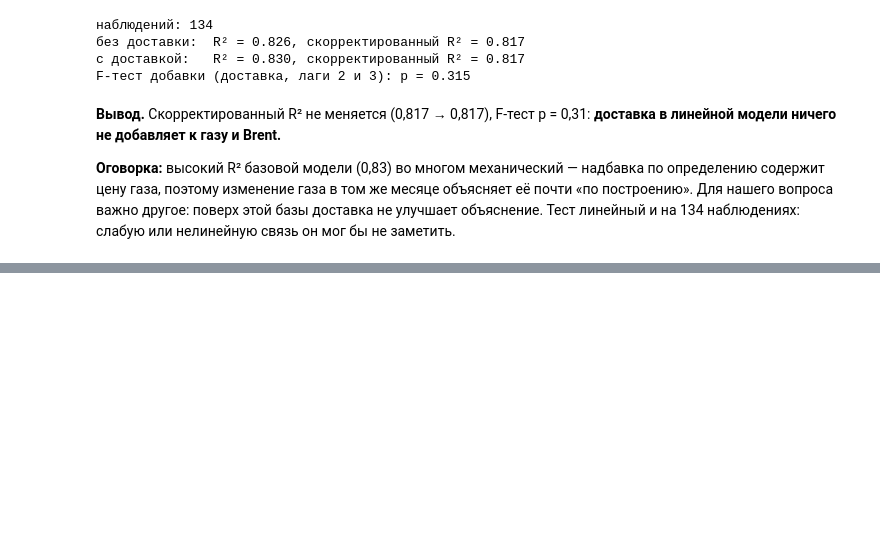
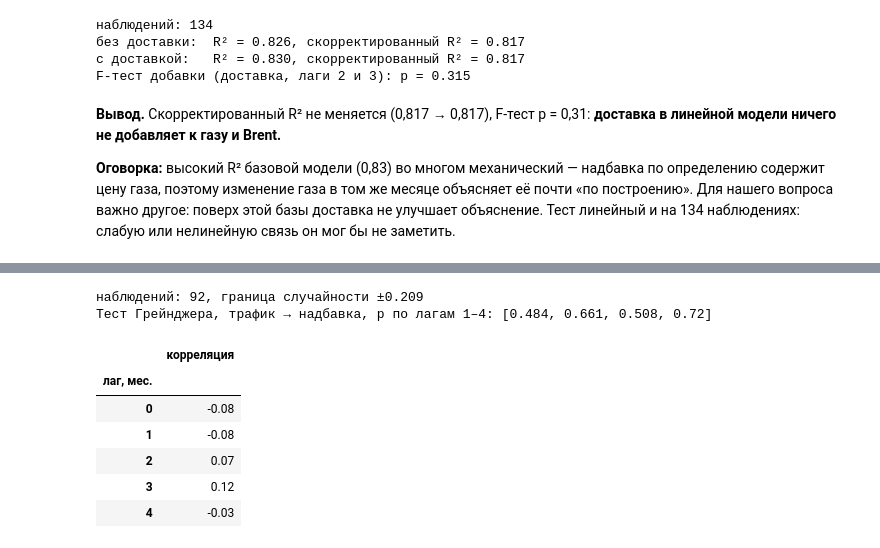
Before and after one commit to VldslMr/fertilizer-supply-chain-digital-model, a Jupyter notebook: checkpoint_2/transport_costs/notebooks/03_eda_transport.ipynb, the cells around one changed output, grey strips where cells are left out. Saved outputs shown, nothing was run; the diff lists cells and outputs as text; code cells hidden in the pictures; blank space fills up the shorter version.

```diff
--- a/checkpoint_2/transport_costs/notebooks/03_eda_transport.ipynb
+++ b/checkpoint_2/transport_costs/notebooks/03_eda_transport.ipynb
@@ -306,0 +369,19 @@ F-тест добавки (доставка, лаги 2 и 3): p = 0.315
+# %%
+d8["d_log_hz"] = np.log(d8[HZD].clip(lower=0.5)).diff()   # изменение трафика сухогрузов в % за месяц (нули защищены от логарифма)
+s8 = d8.dropna(subset=["d_log_hz", "d_markup"])
+band8 = 2 / np.sqrt(len(s8))
+corr8 = pd.Series([s8["d_markup"].corr(s8["d_log_hz"].shift(k)) for k in range(5)], index=range(5), name="корреляция")
+print(f"наблюдений: {len(s8)}, граница случайности ±{band8:.3f}")
+print("Тест Грейнджера, трафик → надбавка, p по лагам 1–4:",
+      [round(r[0]["ssr_ftest"][1], 3) for r in grangercausalitytests(s8[["d_markup", "d_log_hz"]], maxlag=4, verbose=False).values()])
+corr8.round(2).to_frame().rename_axis("лаг, мес.")
+# %% [output]
+наблюдений: 92, граница случайности ±0.209
+Тест Грейнджера, трафик → надбавка, p по лагам 1–4: [0.484, 0.661, 0.508, 0.72]
+|  | корреляция |
+| лаг, мес. |  |
+| 0 | -0.08 |
+| 1 | -0.08 |
+| 2 | 0.07 |
+| 3 | 0.12 |
+| 4 | -0.03 |
```
Also changed, not shown: parts of 6 cells of this notebook.
